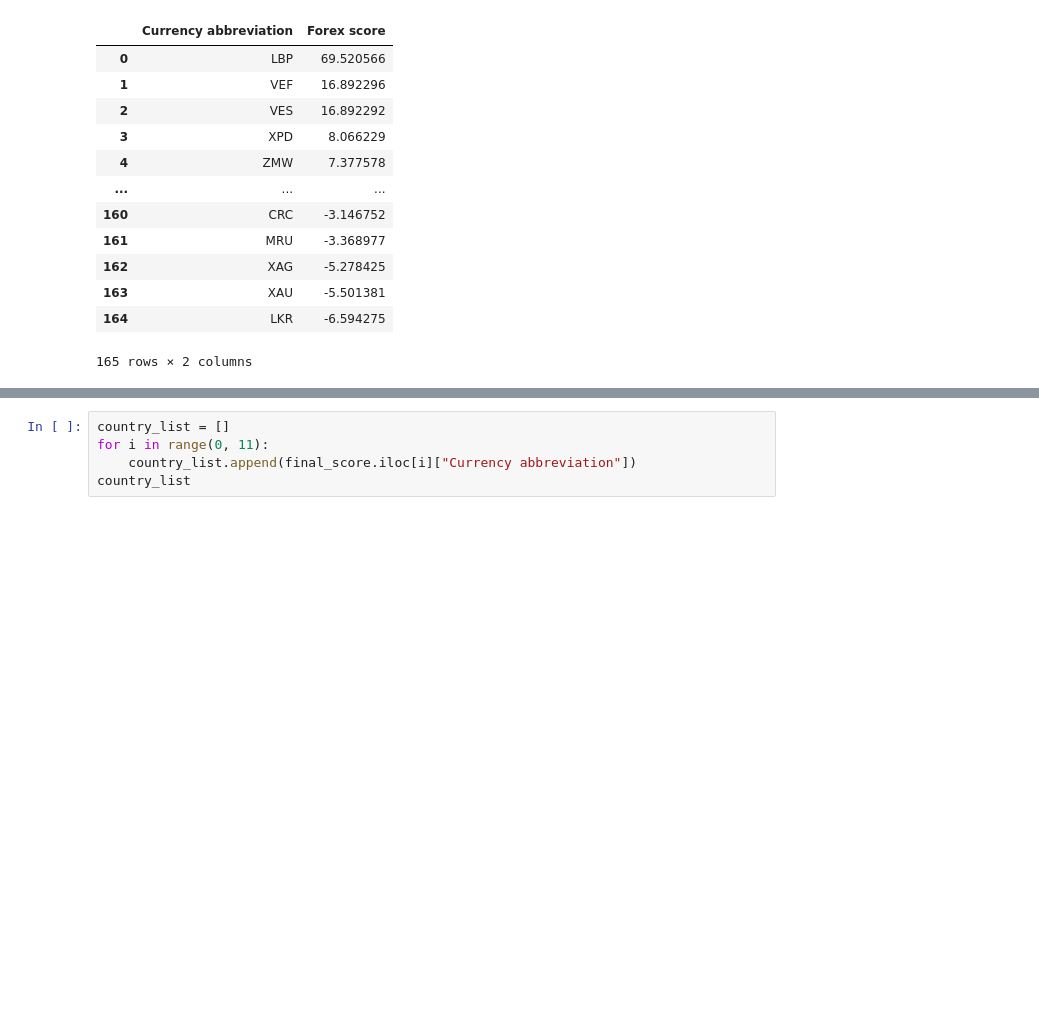
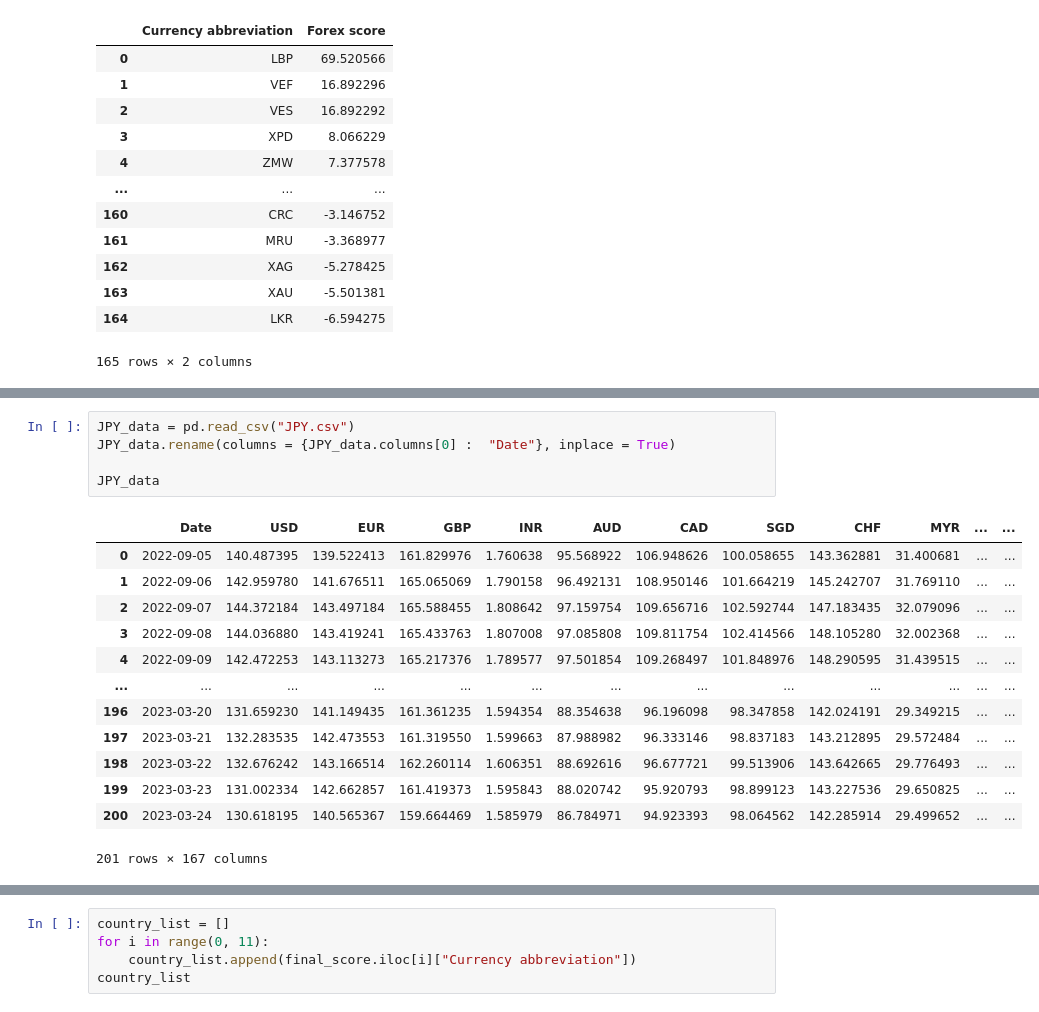
Before and after one commit to 9907daniel/Givplus, a Jupyter notebook: forex_score_calculation/forex.ipynb, the cells around one changed output, grey strips where cells are left out. Cells and saved outputs as stored; diff of their text form; blank space fills up the shorter version.

```diff
--- a/forex_score_calculation/forex.ipynb
+++ b/forex_score_calculation/forex.ipynb
@@ -316,0 +324,19 @@ final_score.head(20)
+# %%
+JPY_data = pd.read_csv("JPY.csv")
+JPY_data.rename(columns = {JPY_data.columns[0] :  "Date"}, inplace = True)
+
+JPY_data
+# %% [output]
+|  | Date | USD | EUR | GBP | INR | AUD | CAD | SGD | CHF | MYR | ... | ... |
+| 0 | 2022-09-05 | 140.487395 | 139.522413 | 161.829976 | 1.760638 | 95.568922 | 106.948626 | 100.058655 | 143.362881 | 31.400681 | ... | ... |
+| 1 | 2022-09-06 | 142.959780 | 141.676511 | 165.065069 | 1.790158 | 96.492131 | 108.950146 | 101.664219 | 145.242707 | 31.769110 | ... | ... |
+| 2 | 2022-09-07 | 144.372184 | 143.497184 | 165.588455 | 1.808642 | 97.159754 | 109.656716 | 102.592744 | 147.183435 | 32.079096 | ... | ... |
+| 3 | 2022-09-08 | 144.036880 | 143.419241 | 165.433763 | 1.807008 | 97.085808 | 109.811754 | 102.414566 | 148.105280 | 32.002368 | ... | ... |
+| 4 | 2022-09-09 | 142.472253 | 143.113273 | 165.217376 | 1.789577 | 97.501854 | 109.268497 | 101.848976 | 148.290595 | 31.439515 | ... | ... |
+| ... | ... | ... | ... | ... | ... | ... | ... | ... | ... | ... | ... | ... |
+| 196 | 2023-03-20 | 131.659230 | 141.149435 | 161.361235 | 1.594354 | 88.354638 | 96.196098 | 98.347858 | 142.024191 | 29.349215 | ... | ... |
+| 197 | 2023-03-21 | 132.283535 | 142.473553 | 161.319550 | 1.599663 | 87.988982 | 96.333146 | 98.837183 | 143.212895 | 29.572484 | ... | ... |
+| 198 | 2023-03-22 | 132.676242 | 143.166514 | 162.260114 | 1.606351 | 88.692616 | 96.677721 | 99.513906 | 143.642665 | 29.776493 | ... | ... |
+| 199 | 2023-03-23 | 131.002334 | 142.662857 | 161.419373 | 1.595843 | 88.020742 | 95.920793 | 98.899123 | 143.227536 | 29.650825 | ... | ... |
+| 200 | 2023-03-24 | 130.618195 | 140.565367 | 159.664469 | 1.585979 | 86.784971 | 94.923393 | 98.064562 | 142.285914 | 29.499652 | ... | ... |
+201 rows × 167 columns
```
Also changed, not shown: parts of 4 cells of this notebook, 5 other files.
